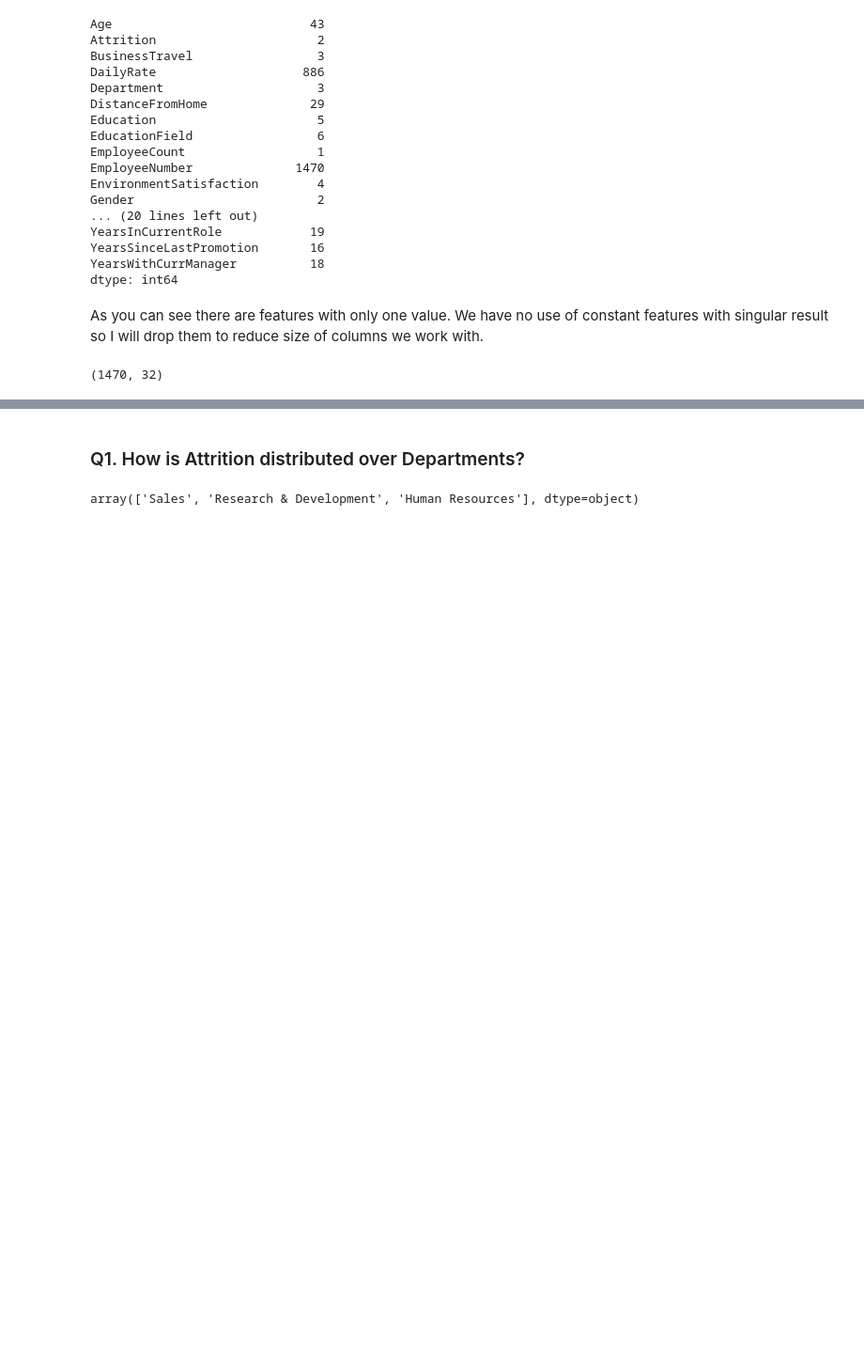
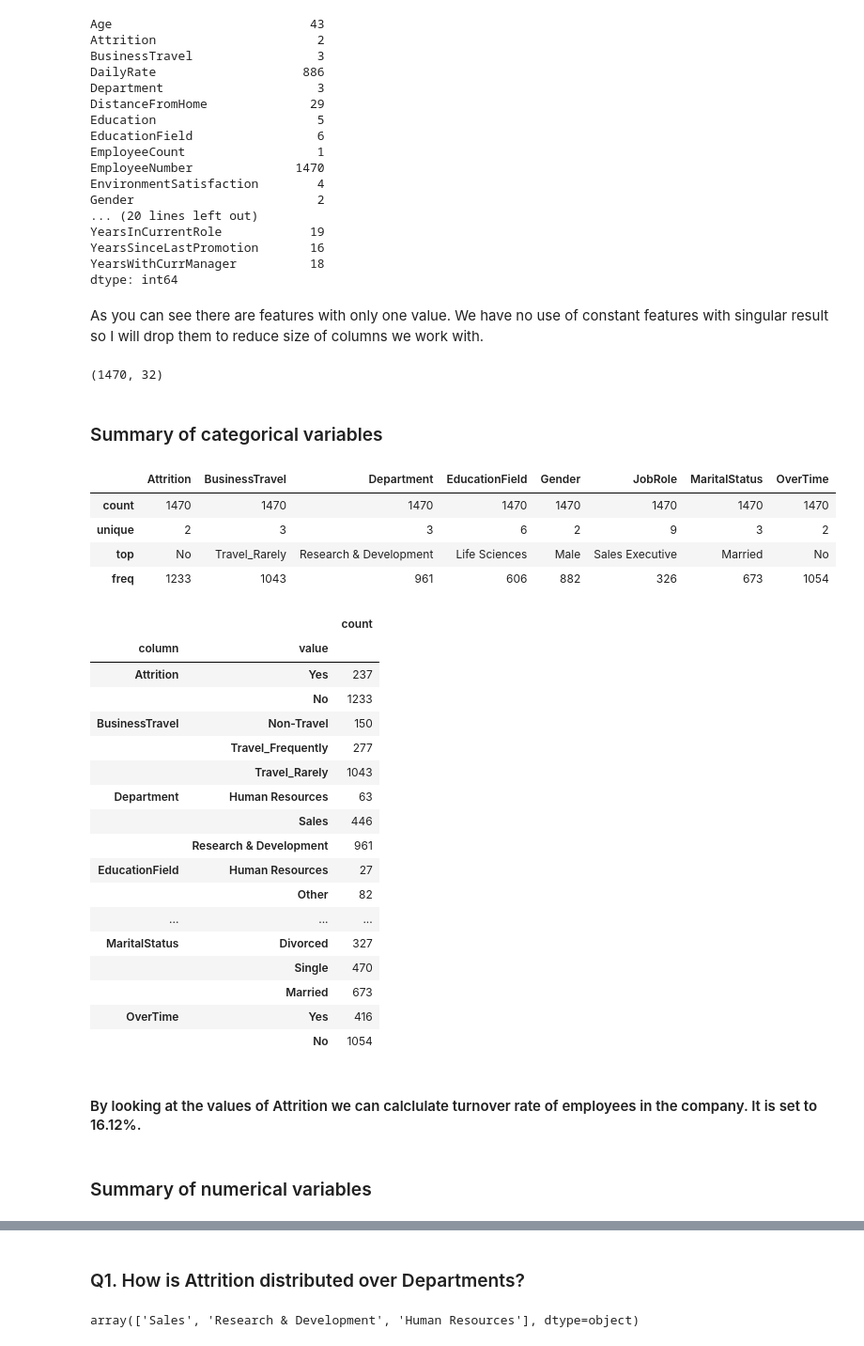
Before and after one commit to mbrigljevic/Employee-attrition-project-, a Jupyter notebook: Attrition in the company .ipynb, the cells around one changed output, grey strips where cells are left out. Shown at 94% size. Saved outputs shown, nothing was run; the diff lists cells and outputs as text; code cells hidden in the pictures; blank space fills up the shorter version.

```diff
--- a/Attrition in the company .ipynb
+++ b/Attrition in the company .ipynb
@@ -129,6 +129,42 @@ df.drop(columns=["EmployeeCount", "Over18", "StandardHours"], inplace=True)
 df.shape
 # %% [output]
 (1470, 32)
+# %% [markdown]
+### Summary of categorical variables
+# %%
+categorical = df.select_dtypes(include=object).columns.tolist()
+cat_df = pd.DataFrame(df[categorical].melt(var_name='column', value_name='value')
+                    .value_counts()).rename(columns={0: 'count'}).sort_values(by=['column', 'count'])
+display(df.select_dtypes(include=object).describe())
+display(cat_df)
+# %% [output]
+|  | Attrition | BusinessTravel | Department | EducationField | Gender | JobRole | MaritalStatus | OverTime |
+| count | 1470 | 1470 | 1470 | 1470 | 1470 | 1470 | 1470 | 1470 |
+| unique | 2 | 3 | 3 | 6 | 2 | 9 | 3 | 2 |
+| top | No | Travel_Rarely | Research & Development | Life Sciences | Male | Sales Executive | Married | No |
+| freq | 1233 | 1043 | 961 | 606 | 882 | 326 | 673 | 1054 |
+|  |  | count |
+| column | value |  |
+| Attrition | Yes | 237 |
+|  | No | 1233 |
+| BusinessTravel | Non-Travel | 150 |
+|  | Travel_Frequently | 277 |
+|  | Travel_Rarely | 1043 |
+| Department | Human Resources | 63 |
+|  | Sales | 446 |
+|  | Research & Development | 961 |
+| EducationField | Human Resources | 27 |
+|  | Other | 82 |
+| ... | ... | ... |
+| MaritalStatus | Divorced | 327 |
+|  | Single | 470 |
+|  | Married | 673 |
+| OverTime | Yes | 416 |
+|  | No | 1054 |
+# %% [markdown]
+#### By looking at the values of Attrition we can calclulate turnover rate of employees in the company. It is set to 16.12%.
+# %% [markdown]
+### Summary of numerical variables
 # %%
 df.describe()
 # %% [output]
```
Also changed, not shown: parts of 3 cells of this notebook.
